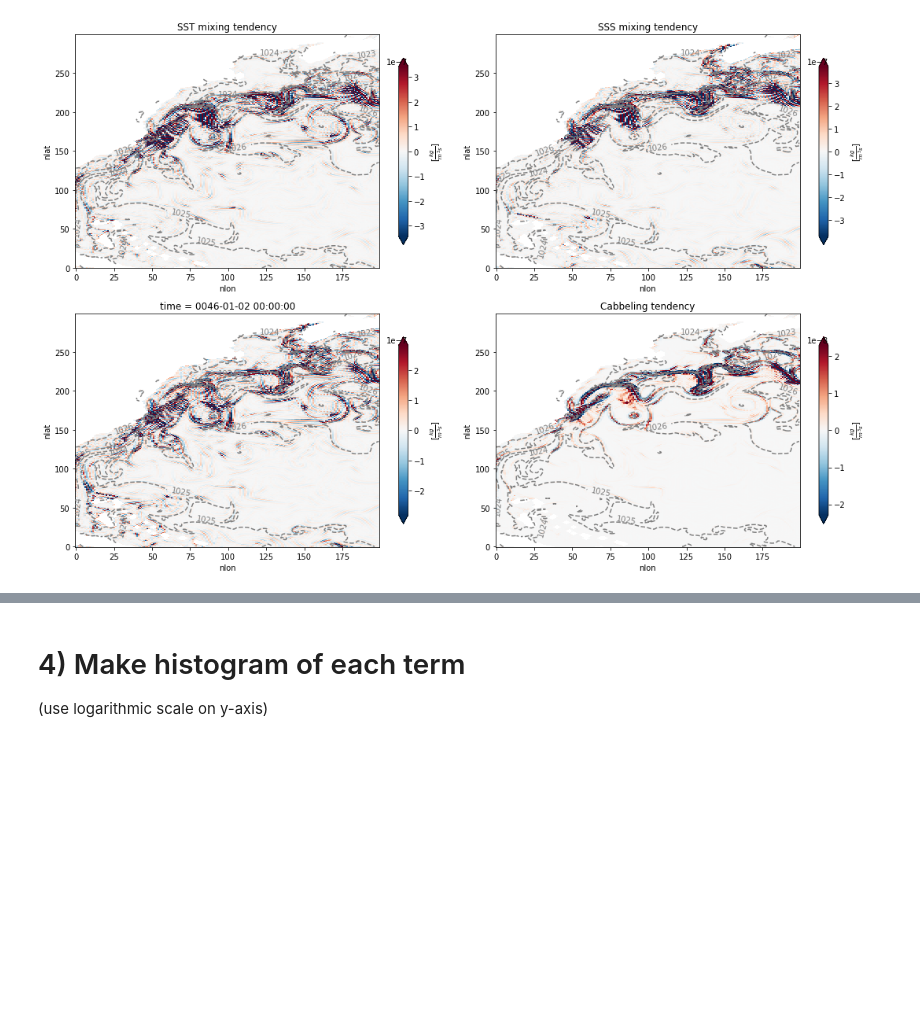
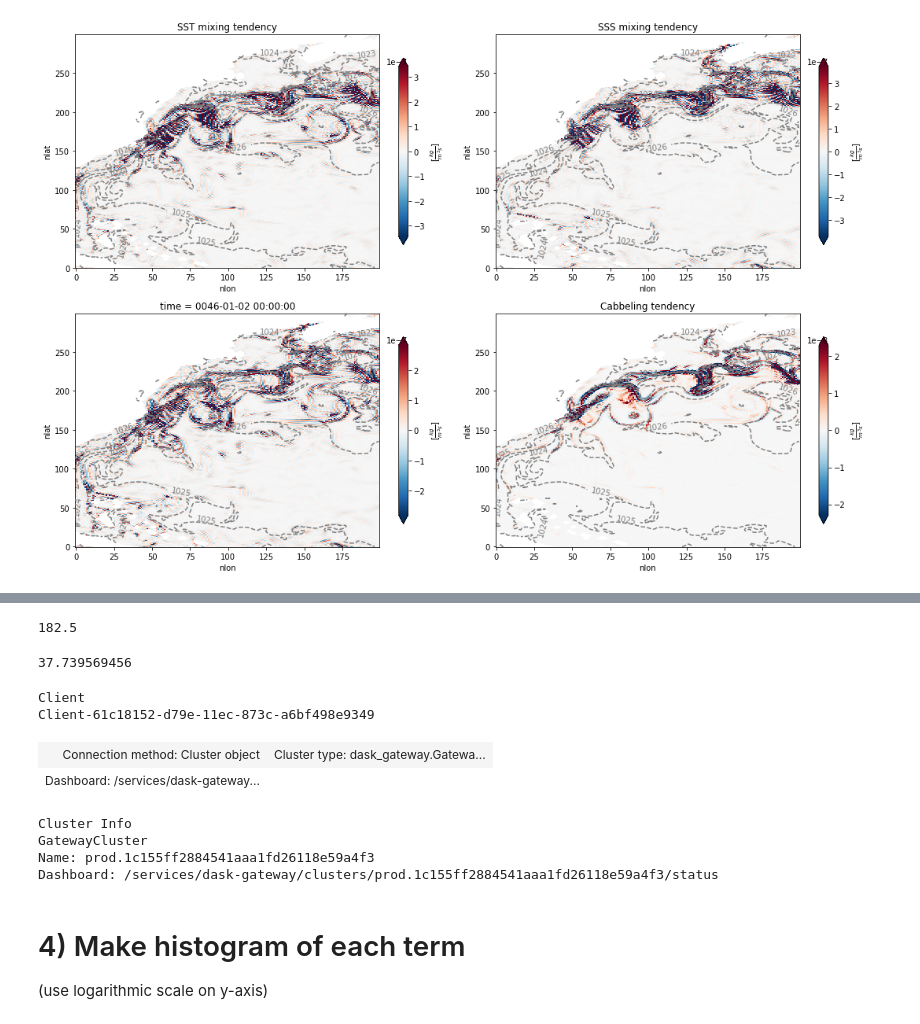
Before and after one commit to shanicetbailey/SST-gradients, a Jupyter notebook: CESM/tendency-sst-sss.ipynb, the cells around one changed output, grey strips where cells are left out. Drawn from its saved outputs; the diff is of its cells as text; code cells hidden in the pictures; blank space fills up the shorter version.

```diff
--- a/CESM/tendency-sst-sss.ipynb
+++ b/CESM/tendency-sst-sss.ipynb
@@ -458,0 +602,19 @@ plt.tight_layout();
+# %%
+365/2
+# %% [output]
+182.5
+# %%
+tendencies_new_coords.isel(time=slice(0,182)).nbytes/1e9
+# %% [output]
+37.739569456
+# %%
+client.restart()
+# %% [output]
+Client
+Client-61c18152-d79e-11ec-873c-a6bf498e9349
+| Connection method: Cluster object | Cluster type: dask_gateway.Gatewa... |
+| Dashboard: /services/dask-gateway... |  |
+Cluster Info
+GatewayCluster
+Name: prod.1c155ff2884541aaa1fd26118e59a4f3
+Dashboard: /services/dask-gateway/clusters/prod.1c155ff2884541aaa1fd26118e59a4f3/status
```
Also changed, not shown: parts of 55 cells of this notebook.
